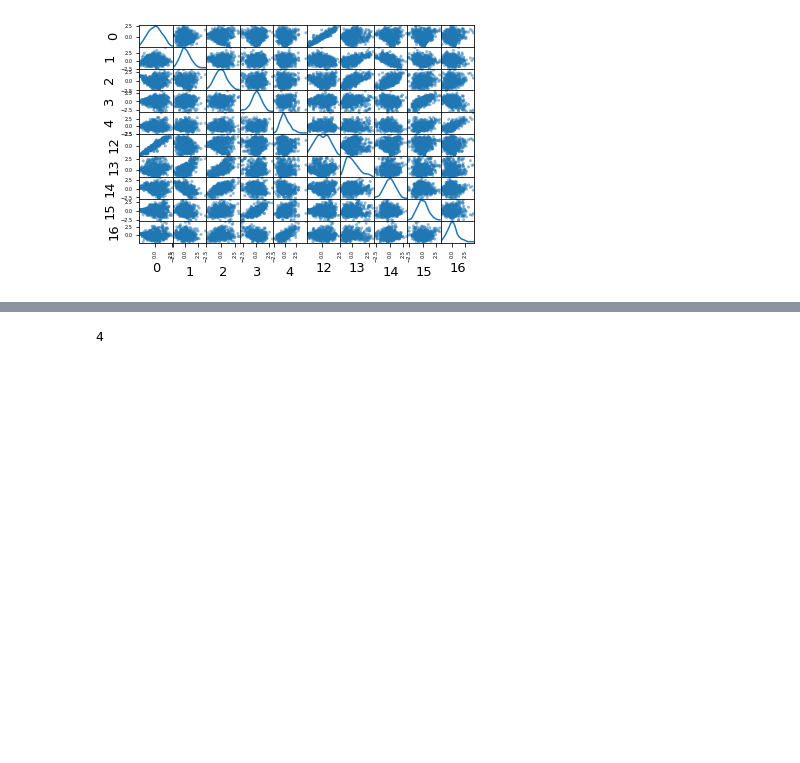
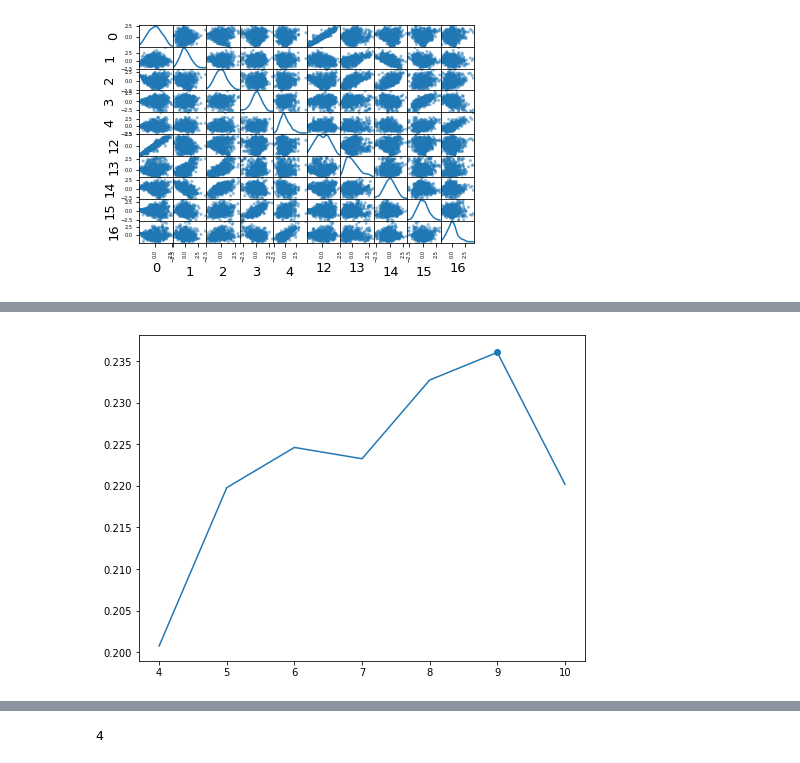
Before and after one commit to emanuelevivoli/2019-Machine-Learning-FCT, a Jupyter notebook: Second/Tp2_notebook_simo-restart.ipynb, the cells around one changed output, grey strips where cells are left out. Saved outputs shown, nothing was run; the diff lists cells and outputs as text; code cells hidden in the pictures; blank space fills up the shorter version.

```diff
--- a/Second/Tp2_notebook_simo-restart.ipynb
+++ b/Second/Tp2_notebook_simo-restart.ipynb
@@ -479,0 +484,7 @@ val for  6  features
+# %%
+fig = plt.figure(100, figsize=(8, 6))
+plt.plot(np.array(val_int)[:,0], np.array(val_int)[:,1])
+plt.scatter(val_int[np.where(val_int == np.max(val_int, 0)[1])[0][0]][0],val_int[np.where(val_int == np.max(val_int, 0)[1])[0][0]][1])
+plt.savefig("internal_score_kmeans")
+# %% [output]
+[figure, added]
```
Also changed, not shown: parts of 28 cells of this notebook, 28 other files.
